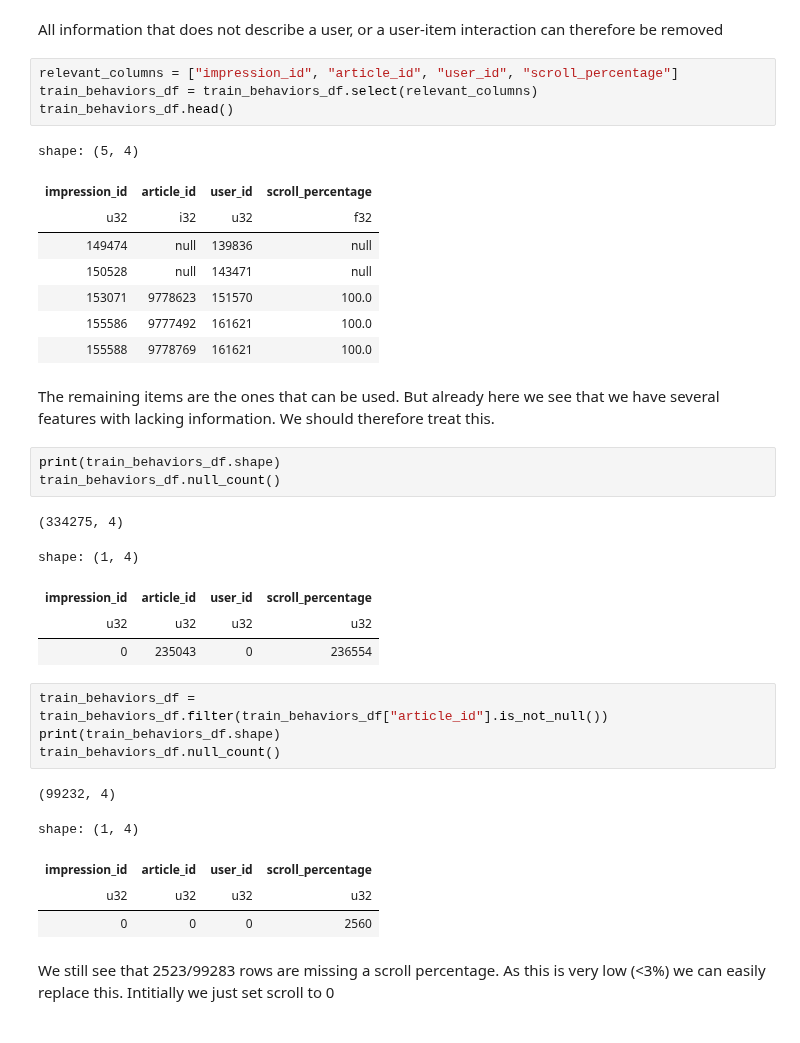
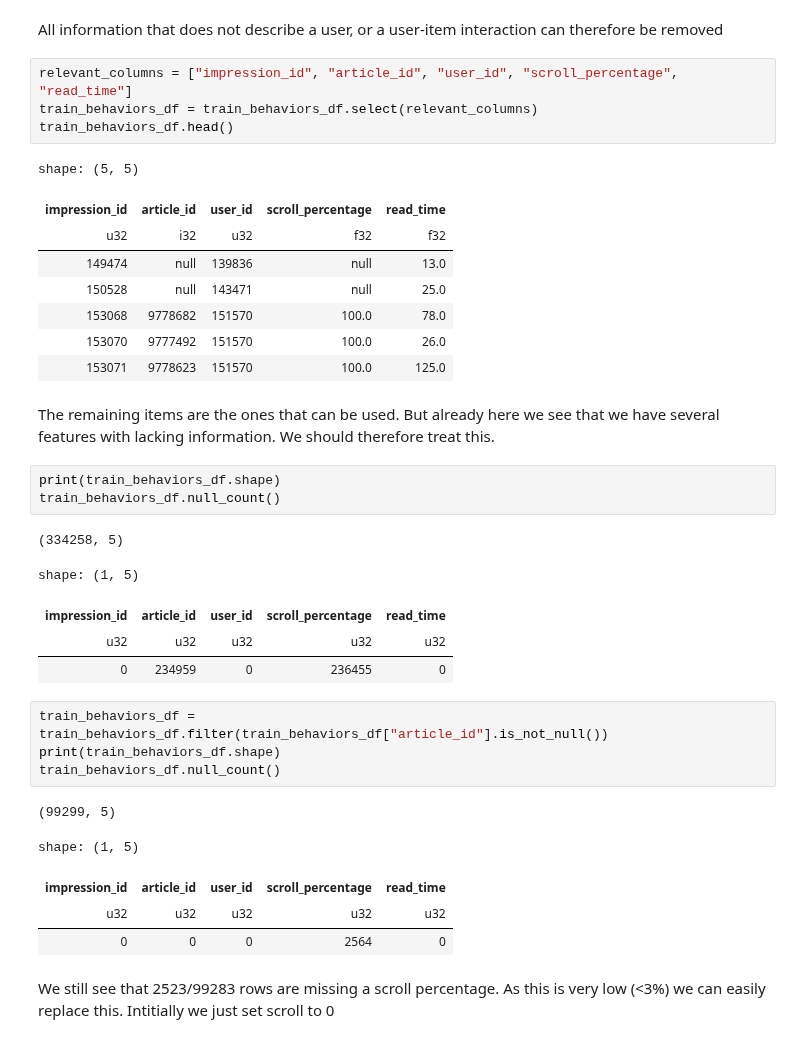
Before and after one commit to PedroPCardonaA/TDT4215_recommender_system, a Jupyter notebook: recommender_system/demostrations/item_based.ipynb, the cells around one changed output. Cells and saved outputs as stored; diff of their text form.

Commit message:
Fixed issue where read_time column accidentally was removed

```diff
--- a/recommender_system/demostrations/item_based.ipynb
+++ b/recommender_system/demostrations/item_based.ipynb
@@ -145,39 +145,39 @@ shape: (5, 17)
 # %% [markdown]
 All information that does not describe a user, or a user-item interaction can therefore be removed
 # %%
-relevant_columns = ["impression_id", "article_id", "user_id", "scroll_percentage"]
+relevant_columns = ["impression_id", "article_id", "user_id", "scroll_percentage", "read_time"]
 train_behaviors_df = train_behaviors_df.select(relevant_columns)
 train_behaviors_df.head()
 # %% [output]
-shape: (5, 4)
+shape: (5, 5)
-| impression_id | article_id | user_id | scroll_percentage |
-| u32 | i32 | u32 | f32 |
-| 149474 | null | 139836 | null |
-| 150528 | null | 143471 | null |
-| 153071 | 9778623 | 151570 | 100.0 |
-| 155586 | 9777492 | 161621 | 100.0 |
-| 155588 | 9778769 | 161621 | 100.0 |
+| impression_id | article_id | user_id | scroll_percentage | read_time |
+| u32 | i32 | u32 | f32 | f32 |
+| 149474 | null | 139836 | null | 13.0 |
+| 150528 | null | 143471 | null | 25.0 |
+| 153068 | 9778682 | 151570 | 100.0 | 78.0 |
+| 153070 | 9777492 | 151570 | 100.0 | 26.0 |
+| 153071 | 9778623 | 151570 | 100.0 | 125.0 |
 # %% [markdown]
 The remaining items are the ones that can be used. But already here we see that we have several features with lacking information. We should therefore treat this.
 # %%
 print(train_behaviors_df.shape)
 train_behaviors_df.null_count()
 # %% [output]
-(334275, 4)
+(334258, 5)
-shape: (1, 4)
+shape: (1, 5)
-| impression_id | article_id | user_id | scroll_percentage |
-| u32 | u32 | u32 | u32 |
-| 0 | 235043 | 0 | 236554 |
+| impression_id | article_id | user_id | scroll_percentage | read_time |
+| u32 | u32 | u32 | u32 | u32 |
+| 0 | 234959 | 0 | 236455 | 0 |
 # %%
 train_behaviors_df = train_behaviors_df.filter(train_behaviors_df["article_id"].is_not_null())
 print(train_behaviors_df.shape)
 train_behaviors_df.null_count()
 # %% [output]
-(99232, 4)
+(99299, 5)
-shape: (1, 4)
+shape: (1, 5)
-| impression_id | article_id | user_id | scroll_percentage |
-| u32 | u32 | u32 | u32 |
-| 0 | 0 | 0 | 2560 |
+| impression_id | article_id | user_id | scroll_percentage | read_time |
+| u32 | u32 | u32 | u32 | u32 |
+| 0 | 0 | 0 | 2564 | 0 |
 # %% [markdown]
 We still see that 2523/99283 rows are missing a scroll percentage. As this is very low (<3%) we can easily replace this. Intitially we just set scroll to 0
 # %%
```
Also changed, not shown: parts of 8 cells of this notebook.
